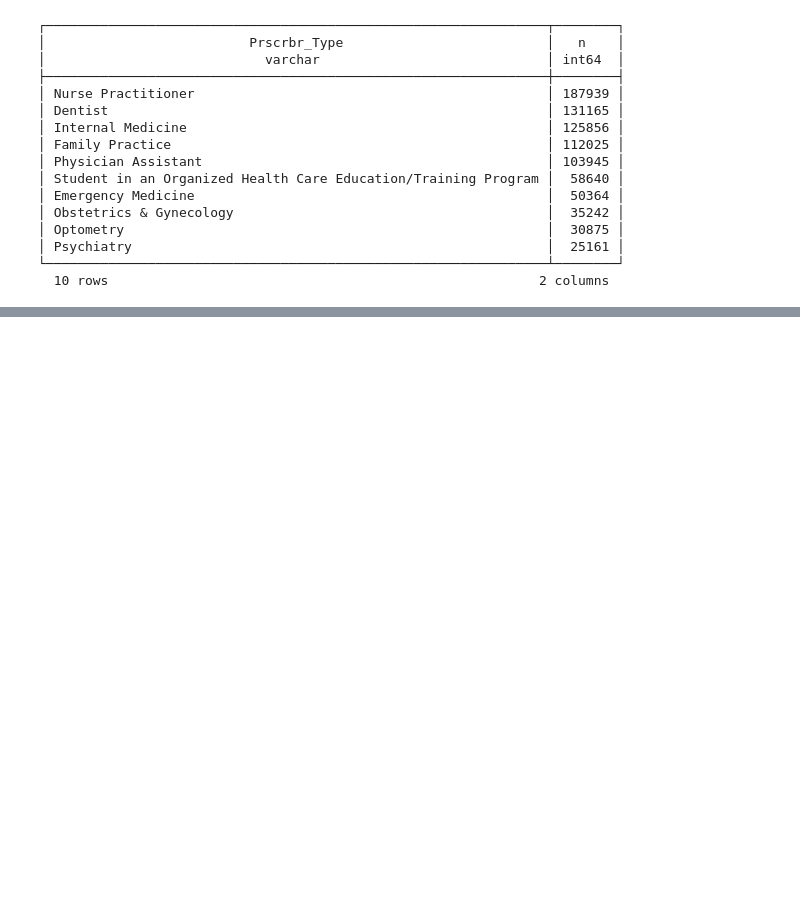
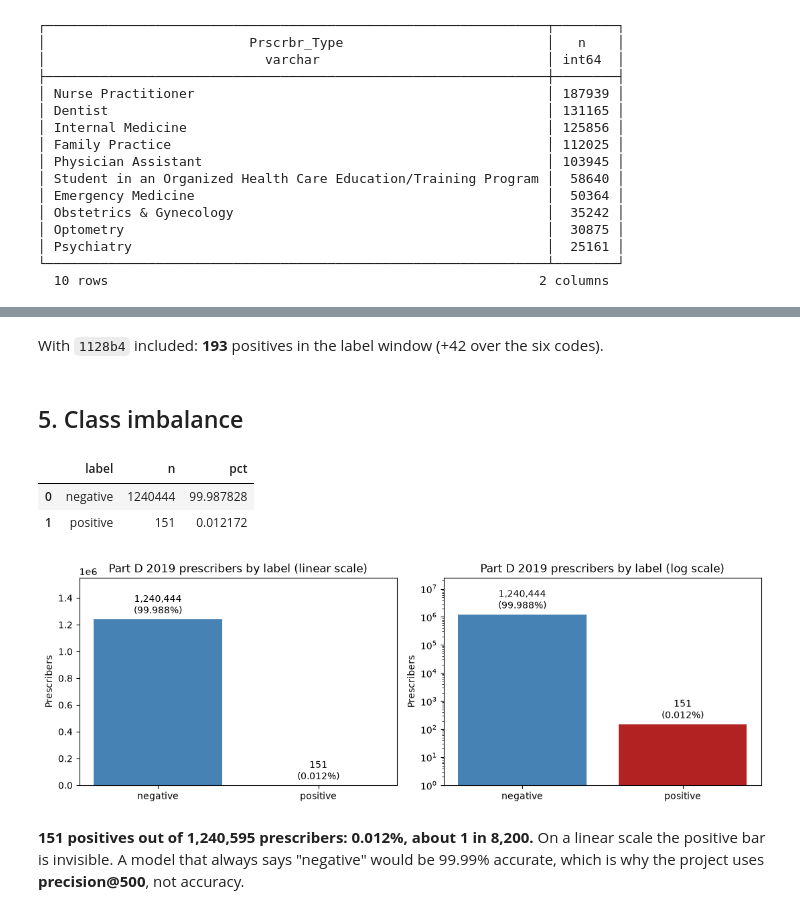
Before and after one commit to jmartinlusso/medicare-risk-screener, a Jupyter notebook: notebooks/01_explore.ipynb, the cells around one changed output, grey strips where cells are left out. Drawn from its saved outputs; the diff is of its cells as text; code cells hidden in the pictures; blank space fills up the shorter version.

Commit message:
Explration, labels, data notes(WIP)

```diff
--- a/notebooks/01_explore.ipynb
+++ b/notebooks/01_explore.ipynb
@@ -203,0 +405,52 @@ These are the most common specialties.
+# %% [markdown]
+With `1128b4` included: **193** positives in the label window (+42 over the six codes).
+# %% [markdown]
+## 5. Class imbalance
+# %%
+# LEFT JOIN keeps all 1.24M prescribers; those with no match in `positives` get NULL -> 'negative'.
+# NPI = 0 never matches a prescriber, so it needs no filter here.
+labels = con.sql("""
+    WITH positives AS (
+        SELECT DISTINCT NPI          -- DISTINCT avoids the duplicate-NPI fan-out
+        FROM leie
+        WHERE EXCLTYPE IN ('1128a1', '1128a3', '1128a4', '1128b1', '1128b3', '1128b7')
+          AND EXCLDATE BETWEEN 20200101 AND 20211231
+    )
+    SELECT
+        CASE WHEN pos.NPI IS NULL THEN 'negative' ELSE 'positive' END AS label,
+        COUNT(*) AS n
+    FROM partd_2019 AS p
+      LEFT JOIN positives AS pos
+        ON p.Prscrbr_NPI = pos.NPI
+    GROUP BY 1
+    ORDER BY n DESC
+""").df()
+
+labels["pct"] = 100 * labels["n"] / labels["n"].sum()
+labels
+# %% [output]
+|  | label | n | pct |
+| 0 | negative | 1240444 | 99.987828 |
+| 1 | positive | 151 | 0.012172 |
+# %%
+# fig = the whole image; each ax = one chart inside it.
+# plt.subplots(1, 2) -> 1 row with 2 charts, returned as an array: axes[0], axes[1]
+fig, axes = plt.subplots(1, 2, figsize=(11, 4))
+bar_text = [f"{n:,}\n({p:.3f}%)" for n, p in zip(labels["n"], labels["pct"])]
+
+for ax, scale in zip(axes, ["linear", "log"]):
+    bars = ax.bar(labels["label"], labels["n"], color=["steelblue", "firebrick"])
+    ax.set_yscale(scale)
+    ax.set(title=f"Part D 2019 prescribers by label ({scale} scale)", ylabel="Prescribers")
+    ax.bar_label(bars, labels=bar_text, padding=3)
+
+axes[0].set_ylim(0, labels["n"].max() * 1.25)   # room for the labels above the bars
+axes[1].set_ylim(1, labels["n"].max() * 20)     # log scale can't start at 0
+
+plt.tight_layout()
+plt.show()
+# %% [output]
+[figure, added]
+# %% [markdown]
+**151 positives out of 1,240,595 prescribers: 0.012%, about 1 in 8,200.** On a linear scale the positive bar is invisible.
+A model that always says "negative" would be 99.99% accurate, which is why the project uses **precision@500**, not accuracy.
```
Also changed, not shown: parts of 35 cells of this notebook, 1 other file.
